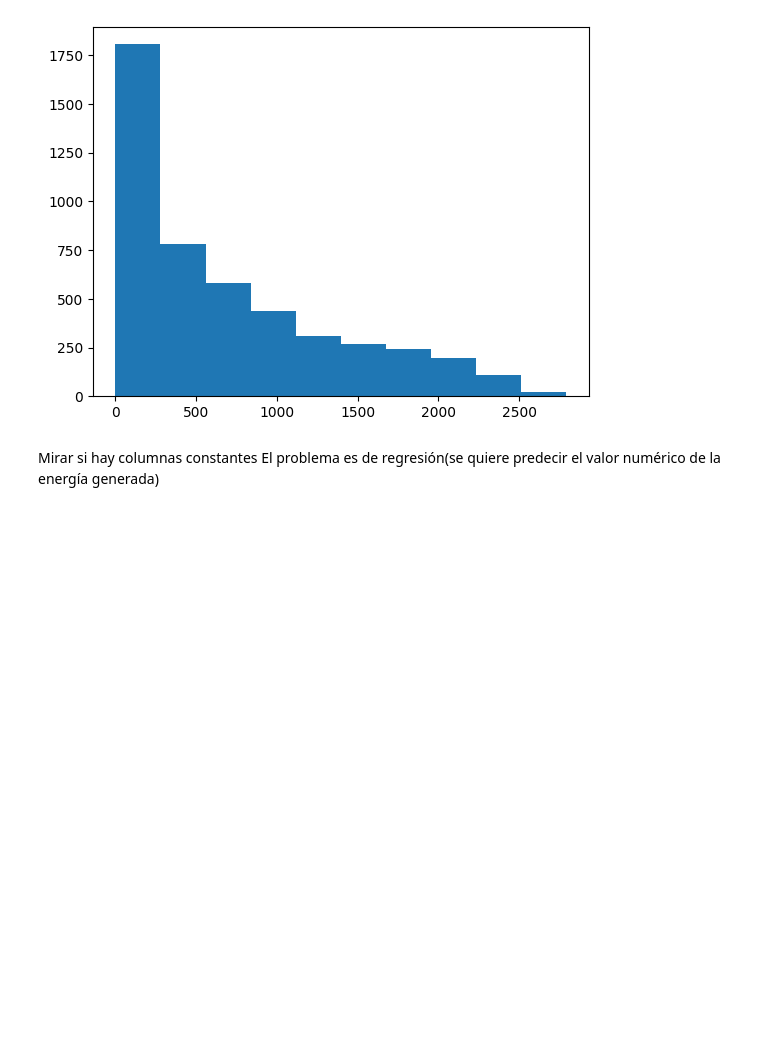
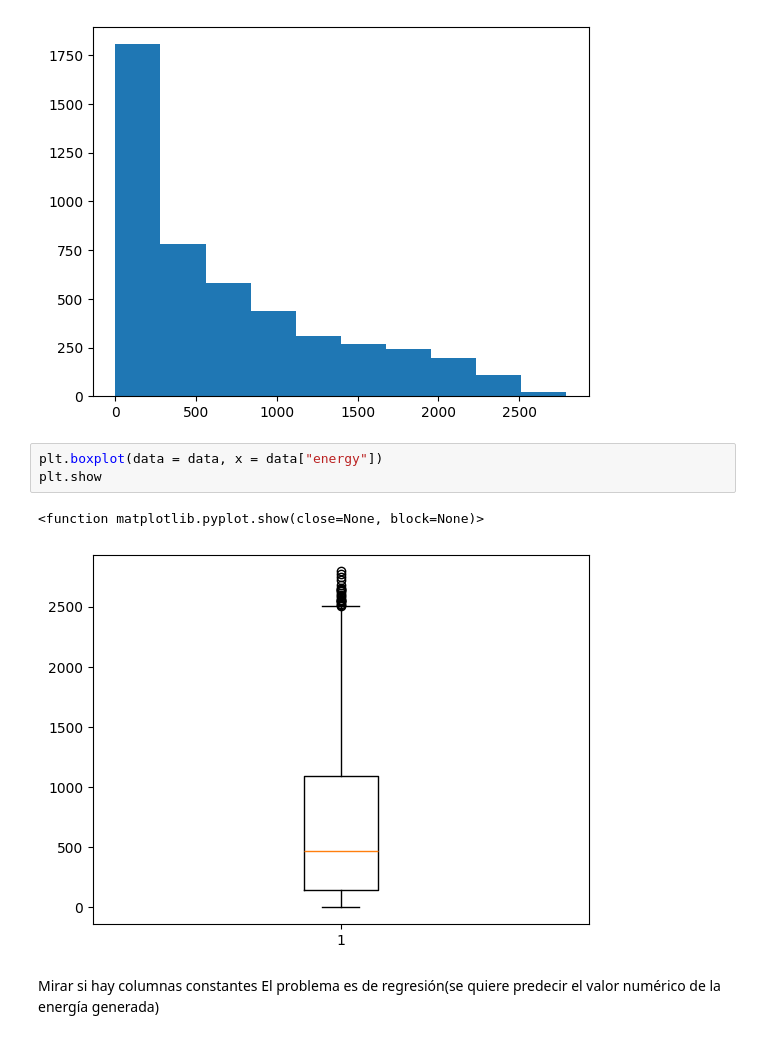
Before and after one commit to PaulaUc3m/Grupo4_P1AA, a Jupyter notebook: EDA_entrenamieto.ipynb, the cells around one changed output. Drawn from its saved outputs; the diff is of its cells as text; blank space fills up the shorter version.

```diff
--- a/EDA_entrenamieto.ipynb
+++ b/EDA_entrenamieto.ipynb
@@ -47,6 +46,12 @@ plt.show
 # %% [output]
 <function matplotlib.pyplot.show(close=None, block=None)>
 [figure]
+# %%
+plt.boxplot(data = data, x = data["energy"])
+plt.show
+# %% [output]
+<function matplotlib.pyplot.show(close=None, block=None)>
+[figure, added]
 # %% [markdown]
 Mirar si hay columnas constantes
 El problema es de regresión(se quiere predecir el valor numérico de la energía generada)
```
Also changed, not shown: parts of 2 cells of this notebook.
